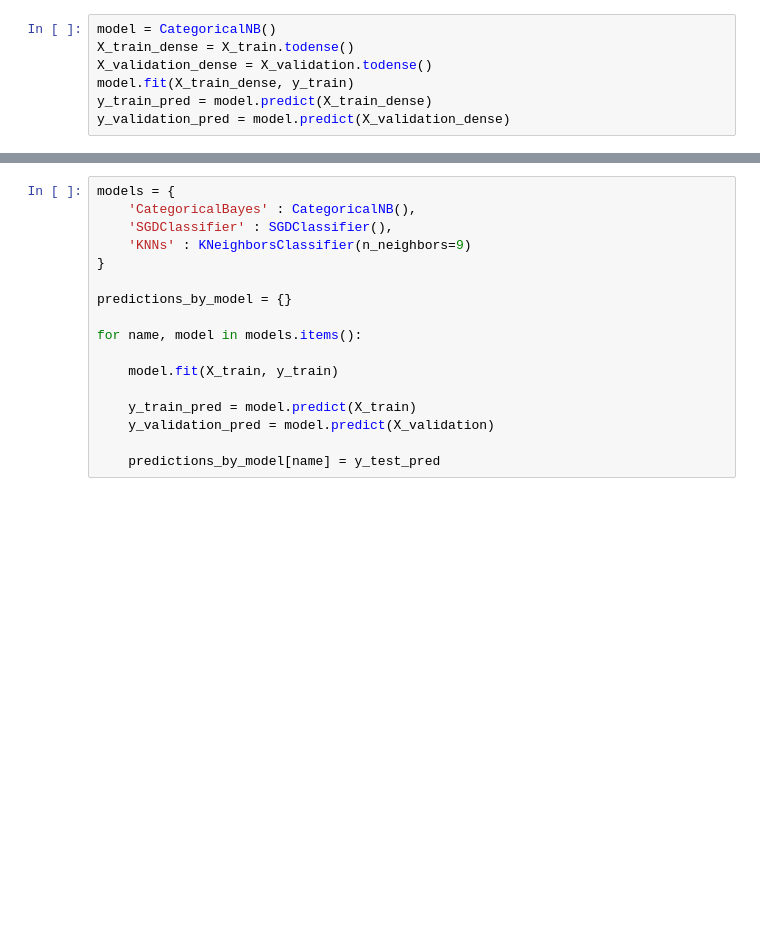
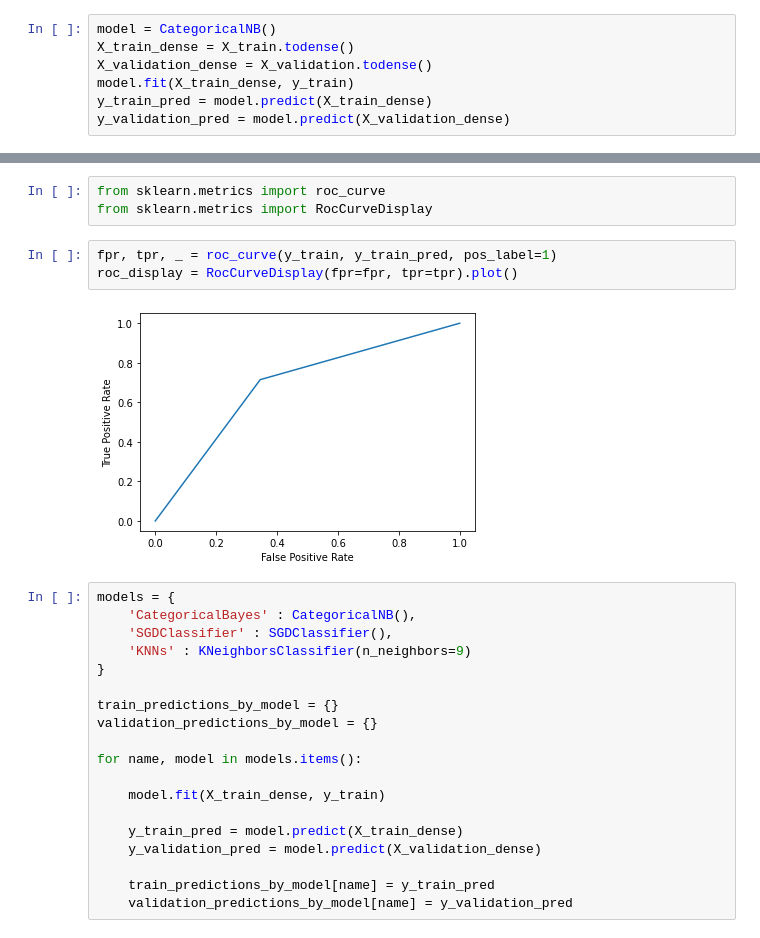
Before and after one commit to dominikacecylia/Tailored-brewing, a Jupyter notebook: tailored_brewing_classification.ipynb, the cells around one changed output, grey strips where cells are left out. Drawn from its saved outputs; the diff is of its cells as text; blank space fills up the shorter version.

```diff
--- a/tailored_brewing_classification.ipynb
+++ b/tailored_brewing_classification.ipynb
@@ -95,3 +104,11 @@ False positives: 110
+# %%
+from sklearn.metrics import roc_curve
+from sklearn.metrics import RocCurveDisplay
+# %%
+fpr, tpr, _ = roc_curve(y_train, y_train_pred, pos_label=1)
+roc_display = RocCurveDisplay(fpr=fpr, tpr=tpr).plot()
+# %% [output]
+[figure, added]
 # %%
 models = {
     'CategoricalBayes' : CategoricalNB(),
@@ -99,13 +116,15 @@ models = {
     'KNNs' : KNeighborsClassifier(n_neighbors=9)
 }
 
-predictions_by_model = {}
+train_predictions_by_model = {}
+validation_predictions_by_model = {}
 
 for name, model in models.items():
 
-    model.fit(X_train, y_train)
+    model.fit(X_train_dense, y_train)
 
-    y_train_pred = model.predict(X_train)
-    y_validation_pred = model.predict(X_validation)
+    y_train_pred = model.predict(X_train_dense)
+    y_validation_pred = model.predict(X_validation_dense)
 
-    predictions_by_model[name] = y_test_pred
+    train_predictions_by_model[name] = y_train_pred
+    validation_predictions_by_model[name] = y_validation_pred
```
Also changed, not shown: parts of 6 cells of this notebook.
